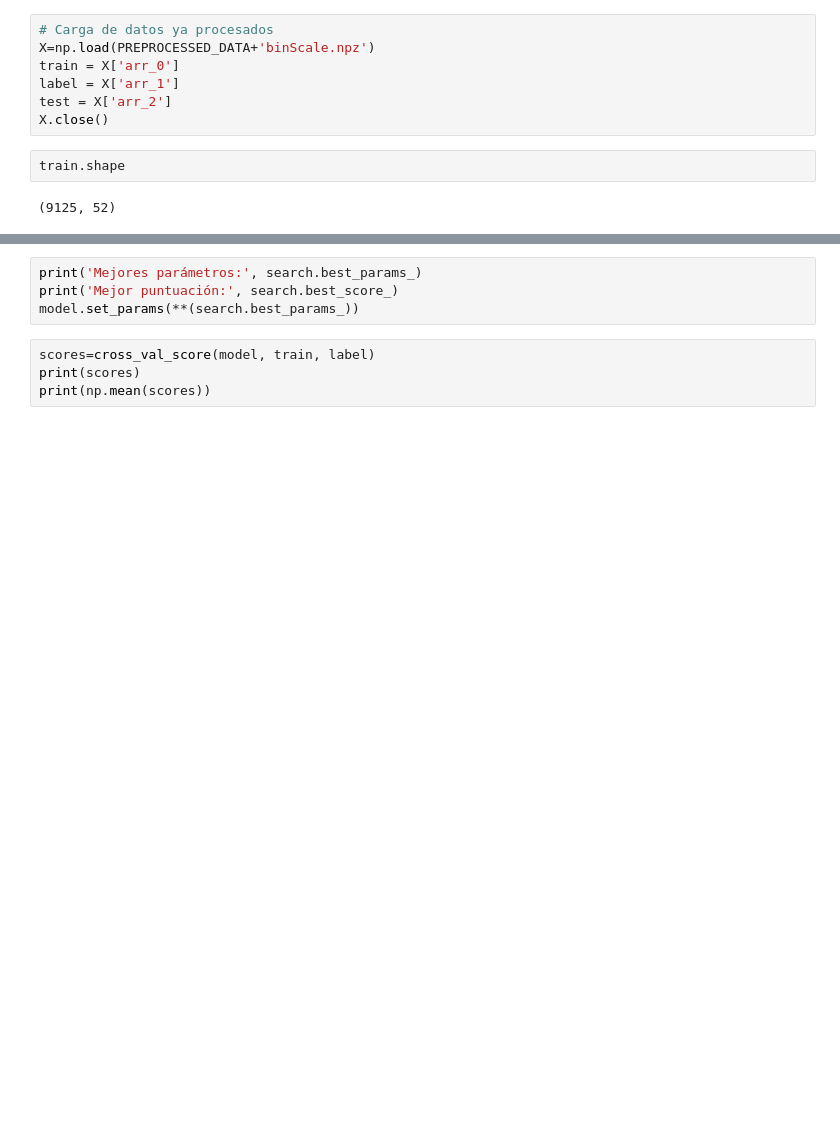
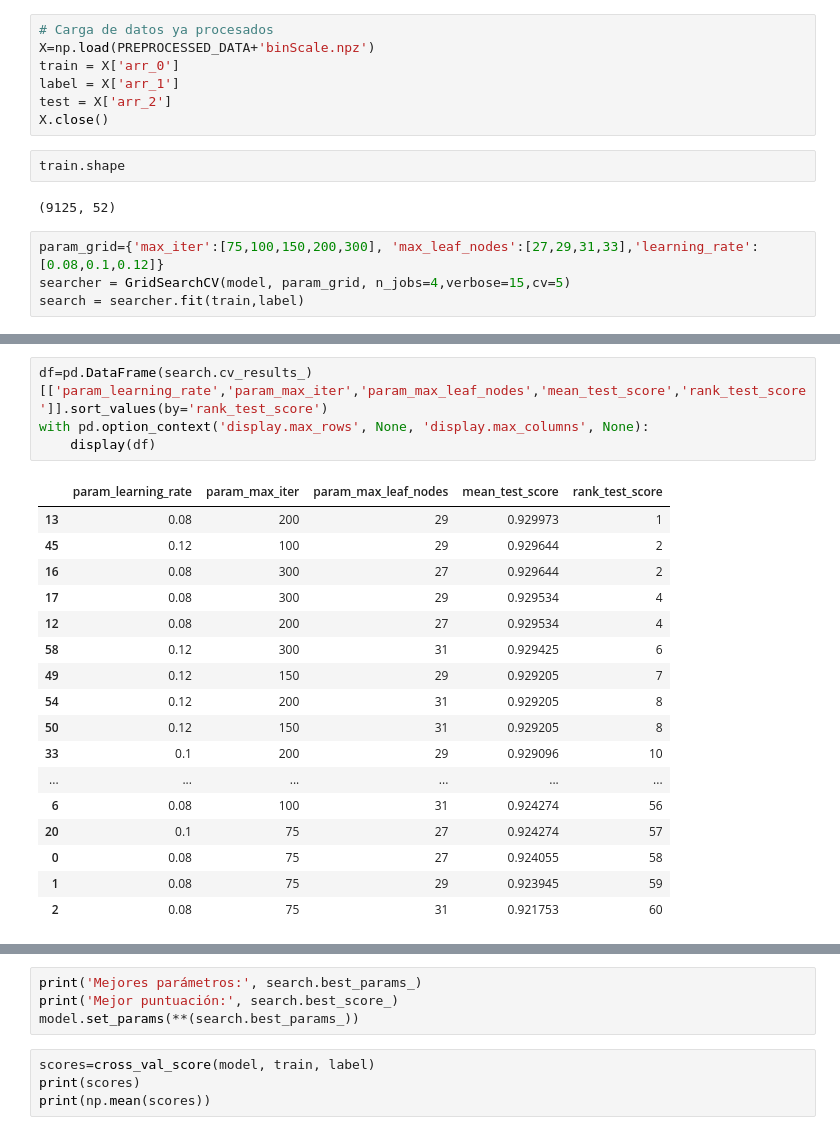
Before and after one commit to dcabezas98/IN, a Jupyter notebook: practica3/tune-histboost.ipynb, the cells around one changed output, grey strips where cells are left out. Drawn from its saved outputs; the diff is of its cells as text; blank space fills up the shorter version.

```diff
--- a/practica3/tune-histboost.ipynb
+++ b/practica3/tune-histboost.ipynb
@@ -29,3 +35,7 @@ X.close()
 train.shape
 # %% [output]
 (9125, 52)
+# %%
+param_grid={'max_iter':[75,100,150,200,300], 'max_leaf_nodes':[27,29,31,33],'learning_rate':[0.08,0.1,0.12]}
+searcher = GridSearchCV(model, param_grid, n_jobs=4,verbose=15,cv=5)
+search = searcher.fit(train,label)
@@ -31,0 +61,22 @@ train.shape
+# %%
+df=pd.DataFrame(search.cv_results_)[['param_learning_rate','param_max_iter','param_max_leaf_nodes','mean_test_score','rank_test_score']].sort_values(by='rank_test_score')
+with pd.option_context('display.max_rows', None, 'display.max_columns', None):
+    display(df)
+# %% [output]
+|  | param_learning_rate | param_max_iter | param_max_leaf_nodes | mean_test_score | rank_test_score |
+| 13 | 0.08 | 200 | 29 | 0.929973 | 1 |
+| 45 | 0.12 | 100 | 29 | 0.929644 | 2 |
+| 16 | 0.08 | 300 | 27 | 0.929644 | 2 |
+| 17 | 0.08 | 300 | 29 | 0.929534 | 4 |
+| 12 | 0.08 | 200 | 27 | 0.929534 | 4 |
+| 58 | 0.12 | 300 | 31 | 0.929425 | 6 |
+| 49 | 0.12 | 150 | 29 | 0.929205 | 7 |
+| 54 | 0.12 | 200 | 31 | 0.929205 | 8 |
+| 50 | 0.12 | 150 | 31 | 0.929205 | 8 |
+| 33 | 0.1 | 200 | 29 | 0.929096 | 10 |
+| ... | ... | ... | ... | ... | ... |
+| 6 | 0.08 | 100 | 31 | 0.924274 | 56 |
+| 20 | 0.1 | 75 | 27 | 0.924274 | 57 |
+| 0 | 0.08 | 75 | 27 | 0.924055 | 58 |
+| 1 | 0.08 | 75 | 29 | 0.923945 | 59 |
+| 2 | 0.08 | 75 | 31 | 0.921753 | 60 |
```
Also changed, not shown: parts of 7 cells of this notebook, 34 other files.
